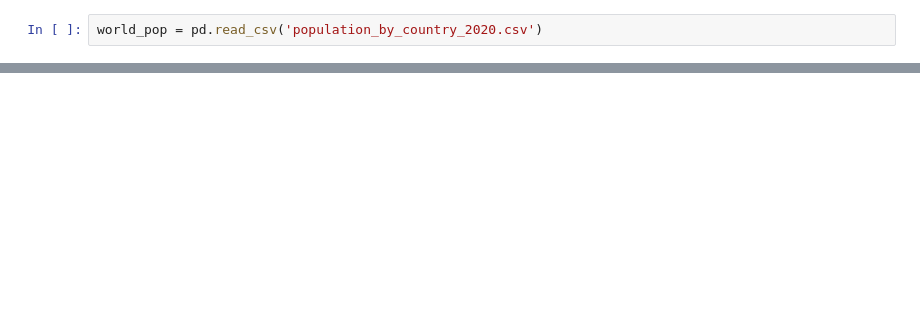
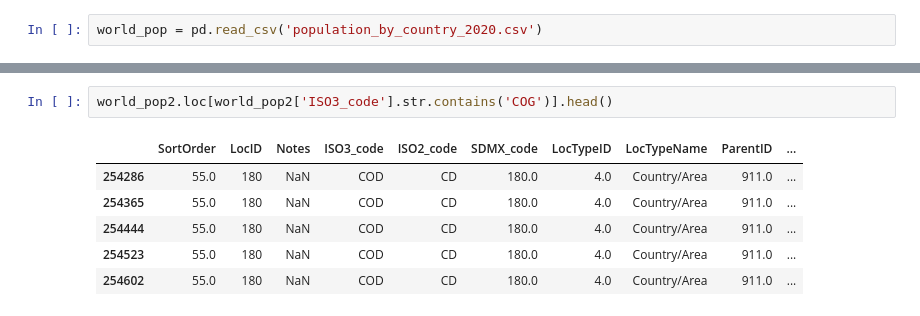
Before and after one commit to hribar904/Springboard, a Jupyter notebook: NBA - Captsone 1/NBA_EDA.ipynb, the cells around one changed output, grey strips where cells are left out. Saved outputs shown, nothing was run; the diff lists cells and outputs as text; blank space fills up the shorter version.

```diff
--- a/NBA - Captsone 1/NBA_EDA.ipynb
+++ b/NBA - Captsone 1/NBA_EDA.ipynb
@@ -128,0 +276,9 @@ world_pop
+# %%
+world_pop2.loc[world_pop2['ISO3_code'].str.contains('COG')].head()
+# %% [output]
+|  | SortOrder | LocID | Notes | ISO3_code | ISO2_code | SDMX_code | LocTypeID | LocTypeName | ParentID | ... |
+| 254286 | 55.0 | 180 | NaN | COD | CD | 180.0 | 4.0 | Country/Area | 911.0 | ... |
+| 254365 | 55.0 | 180 | NaN | COD | CD | 180.0 | 4.0 | Country/Area | 911.0 | ... |
+| 254444 | 55.0 | 180 | NaN | COD | CD | 180.0 | 4.0 | Country/Area | 911.0 | ... |
+| 254523 | 55.0 | 180 | NaN | COD | CD | 180.0 | 4.0 | Country/Area | 911.0 | ... |
+| 254602 | 55.0 | 180 | NaN | COD | CD | 180.0 | 4.0 | Country/Area | 911.0 | ... |
```
Also changed, not shown: parts of 46 cells of this notebook, 3 other files.
